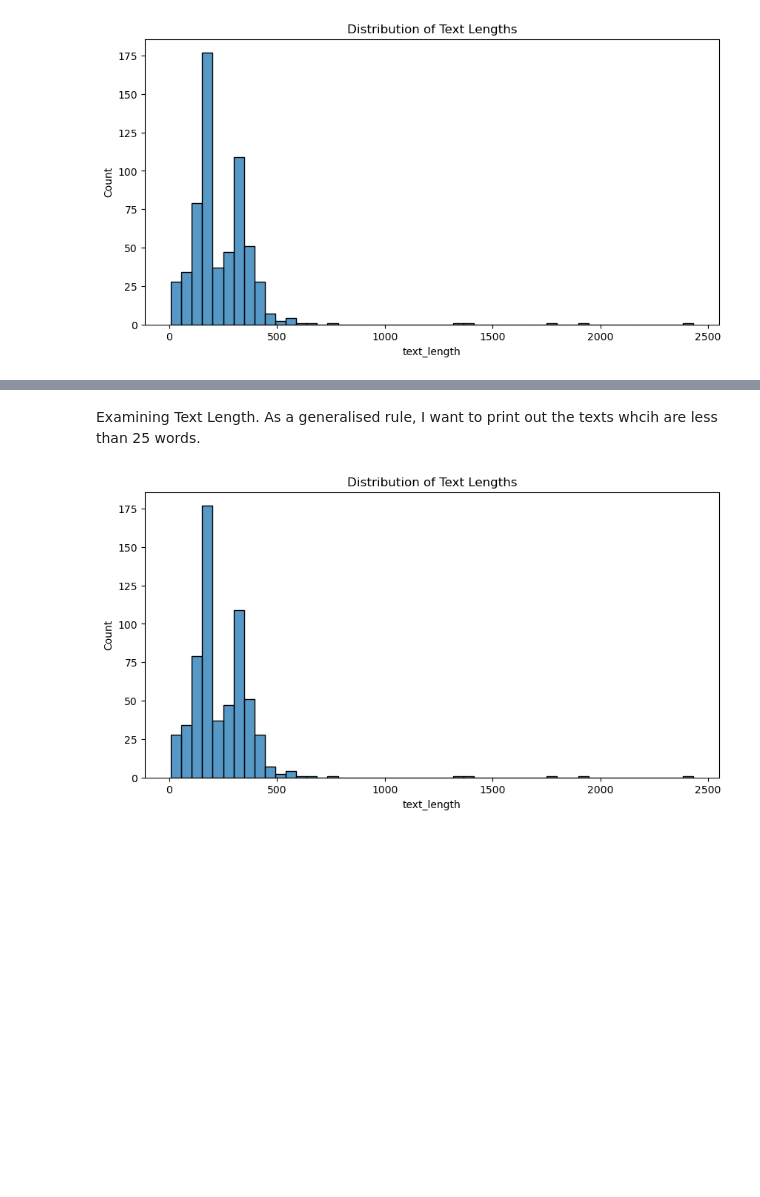
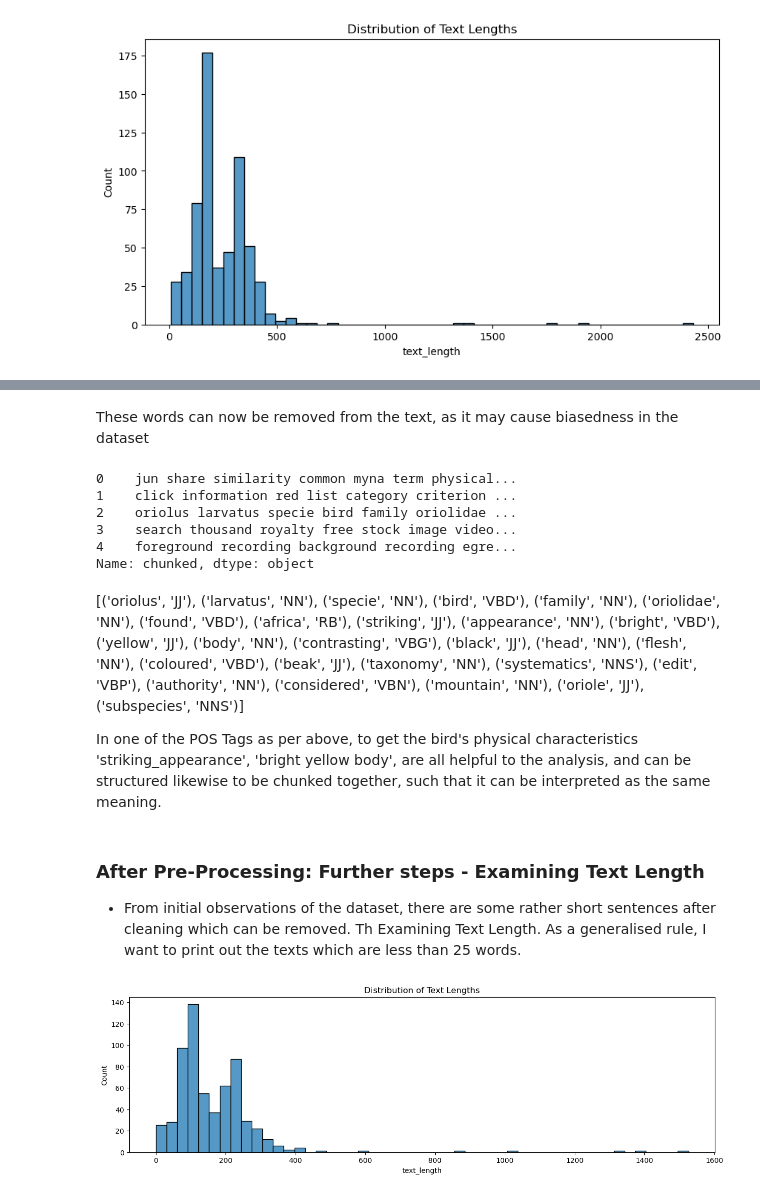
Before and after one commit to wongwenbing/Y2S2, a Jupyter notebook: Natural Language Processing/Assignment/IT2391_230436M_Part1.ipynb, the cells around one changed output, grey strips where cells are left out. Drawn from its saved outputs; the diff is of its cells as text; code cells hidden in the pictures; blank space fills up the shorter version.

```diff
--- a/Natural Language Processing/Assignment/IT2391_230436M_Part1.ipynb
+++ b/Natural Language Processing/Assignment/IT2391_230436M_Part1.ipynb
@@ -118,16 +145,9 @@ plt.show()
 # %%
-from nltk.corpus import stopwords #stopwords
-from nltk.stem.wordnet import WordNetLemmatizer #lemmatization
-
 lemma=WordNetLemmatizer() #lemmatization
 stopwordss=stopwords.words('english') #list of stopwords
-# exclude=set(string.punctuation) #punctuations
 
 def preprocess_text(text):
-    stopwordss=list(stopwords.words('english'))
     text = text.lower()  # Convert to lowercase
-    # text = re.sub(r'\w*\d\w*', '', text)  # Remove words with numbers
-    # text = re.sub(r'\W+', ' ', text)  # Remove special characters
     text = re.sub(r'[^a-z\s]', ' ', text)
     text = re.sub(r'\s\s+',' ', text)
     words=word_tokenize(text)
@@ -137,5 +157,3 @@ def preprocess_text(text):
             normalized = lemma.lemmatize(word)
             text.append(normalized)
     return ' '.join(text)
-data['cleaned_text']=''
-data.head()
@@ -159,0 +178,16 @@ data.head()
+# %%
+#multi-class
+mw=[('black','headed'),('black','headed','oriole'), ('black','naped', 'oriole'),('black','oriole'),('javan', 'myna'), ('little', 'egret')]
+
+# Create a reference variable for Class MWETokenizer
+tk = MWETokenizer(mw)
+
+def using_mwe(x):
+    txt=[]
+    texts = tk.tokenize(x.split(' '))
+    for text in texts:
+        txt.append(text)
+    return ' '.join(txt)
+
+# Use tokenize method
+data['chunked']=data['cleaned_text'].apply(using_mwe)
@@ -160,13 +209,40 @@ data.head()
+# %% [markdown]
+These words can now be removed from the text, as it may cause biasedness in the dataset
+# %%
+def remove_mwe_tokens(tokens):
+    txt=[]
+    texts = tokens.split(' ')
+    for text in texts:
+        if '_' not in text:
+            txt.append(text)
+    return ' '.join(txt)
+
+data['chunked']=data['chunked'].apply(lambda x:remove_mwe_tokens(x))
+
+data['chunked'].head()
+# %% [output]
+0    jun share similarity common myna term physical...
+1    click information red list category criterion ...
+2    oriolus larvatus specie bird family oriolidae ...
+3    search thousand royalty free stock image video...
+4    foreground recording background recording egre...
+Name: chunked, dtype: object
+# %% [markdown]
+[('oriolus', 'JJ'), ('larvatus', 'NN'), ('specie', 'NN'), ('bird', 'VBD'), ('family', 'NN'), ('oriolidae', 'NN'), ('found', 'VBD'), ('africa', 'RB'), ('striking', 'JJ'), ('appearance', 'NN'), ('bright', 'VBD'), ('yellow', 'JJ'), ('body', 'NN'), ('contrasting', 'VBG'), ('black', 'JJ'), ('head', 'NN'), ('flesh', 'NN'), ('coloured', 'VBD'), ('beak', 'JJ'), ('taxonomy', 'NN'), ('systematics', 'NNS'), ('edit', 'VBP'), ('authority', 'NN'), ('considered', 'VBN'), ('mountain', 'NN'), ('oriole', 'JJ'), ('subspecies', 'NNS')]
+
+In one of the POS Tags as per above, to get the bird's physical characteristics 'striking_appearance', 'bright yellow body', are all helpful to the analysis, and can be structured likewise to be chunked together, such that it can be interpreted as the same meaning.
 # %% [markdown]
-Examining Text Length. As a generalised rule, I want to print out the texts whcih are less than 25 words.
+### **After Pre-Processing**: Further steps - Examining Text Length
+- From initial observations of the dataset, there are some rather short sentences after cleaning which can be removed. Th
+Examining Text Length. As a generalised rule, I want to print out the texts which are less than 25 words.
 # %%
-data['text_length'] = data['description'].apply(len)
-plt.figure(figsize=(10,5))
+data['text_length'] = data['chunked'].apply(len)
+plt.figure(figsize=(15,4))
 sns.histplot(data['text_length'], bins=50)
 plt.title('Distribution of Text Lengths')
 plt.show()
 # %% [output]
-[figure, old version]
+[figure, new version]
 # %%
 sentences=[]
 def txtlen(text):
```
Also changed, not shown: parts of 75 cells of this notebook, 10 other files.
